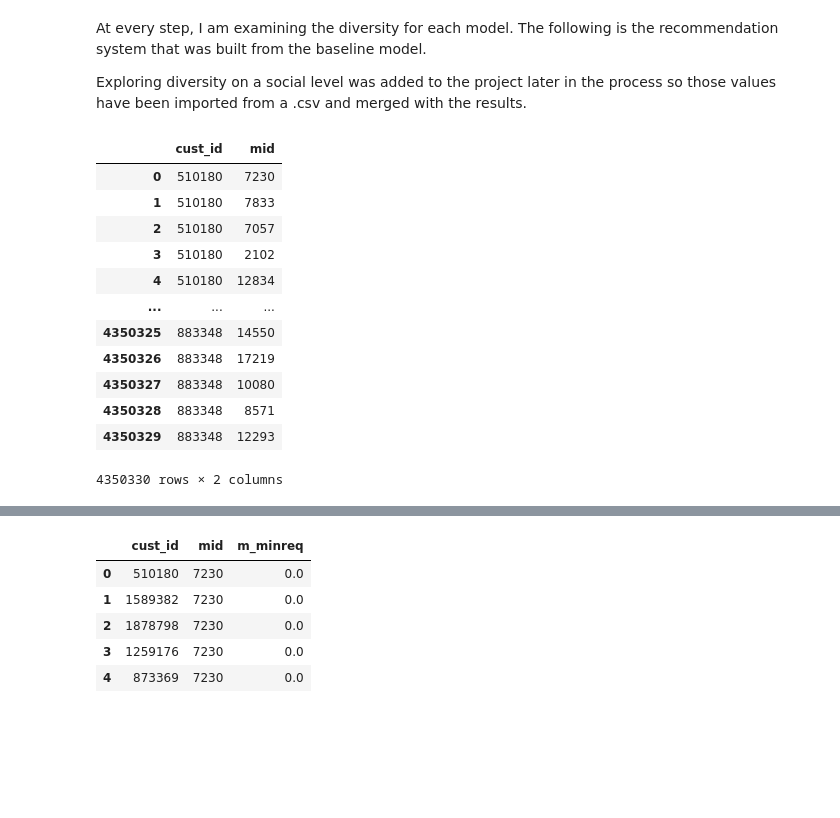
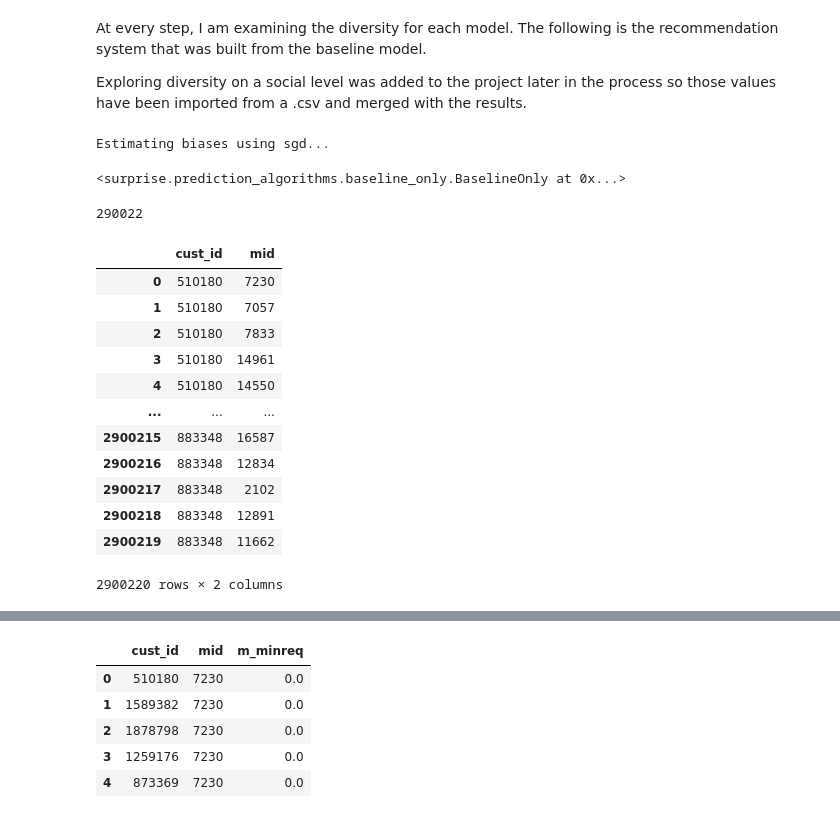
Before and after one commit to leo-schell/IntentionalDiversity_RecSystems, a Jupyter notebook: 1M_PVR.ipynb, the cells around one changed output, grey strips where cells are left out. Saved outputs shown, nothing was run; the diff lists cells and outputs as text; code cells hidden in the pictures; blank space fills up the shorter version.

```diff
--- a/1M_PVR.ipynb
+++ b/1M_PVR.ipynb
@@ -118,6 +35,7 @@ Because this code usually takes a long time to run, I have exported the splits a
 train = pd.read_csv('data/train_1M.csv')
 test = pd.read_csv('data/test_1M.csv')
 holdout = pd.read_csv('data/ho_1M.csv')
+data = pd.read_csv('data/1m_useratt_minreq.csv')
 # %%
 print('holdout shape: ', holdout.shape)
 print('test shape: ', test.shape)
@@ -132,6 +50,7 @@ reader = Reader(rating_scale=(1,5))
 train_data = Dataset.load_from_df(train[['cust_id','mid','rating']], reader)
 test_data = Dataset.load_from_df(test[['cust_id','mid','rating']], reader)
 ho_data = Dataset.load_from_df(holdout[['cust_id','mid','rating']], reader)
+all_data = Dataset.load_from_df(data[['cust_id','mid','rating']], reader)
 
 #correct surprise dataset format
 train_sr = train_data.build_full_trainset()
@@ -141,6 +60,8 @@ test_sr = test_sr1.build_testset()
 
 ho_sr1 = ho_data.build_full_trainset()
 ho_sr = ho_sr1.build_testset()
+
+all_sr = all_data.build_full_trainset()
 # %% [markdown]
 # Bias Baseline
 
@@ -224,18 +113,61 @@ def pvr(model, cust_id):
+# %%
+#retrain Baseline on all data
+bsl_options = {'method': 'sgd'}
+bias_baseline = BaselineOnly(bsl_options)
+bias_baseline.fit(all_sr)
+# %% [output]
+Estimating biases using sgd...
+<surprise.prediction_algorithms.baseline_only.BaselineOnly at 0x...>
+# %%
+#list of all users
+all_users = data['cust_id'].unique()
+len(all_users)
+# %% [output]
+290022
+# %%
+def get_recs(model, user_list):
+    all_recommendations = []
+
+    def rec_content(cust_id):
+        # Get a list of all the movies the user has not rated
+        all_content = data['mid'].unique()
+        user_content = data[data['cust_id'] == cust_id]['mid'].unique()
+        new_content = list(set(all_content) - set(user_content))
+
+        # Predict the ratings for the new movies
+        predictions = [model.predict(cust_id, mid) for mid in new_content]
+
+        # Sort the predictions by estimated rating
+        predictions.sort(key=lambda x: x.est, reverse=True)
+
+        # Get the top 10 recommendations
+        top_recommendations = [prediction.iid for prediction in predictions[:10]]
+
+        return [(cust_id, movie_id) for movie_id in top_recommendations]
+
+    #for all users apply recs
+    for cust_id in user_list:
+        user_recs = rec_content(cust_id)
+        all_recommendations.extend(user_recs)
+
+    #new df of recs for analysis
+    recommendations_df = pd.DataFrame(all_recommendations, columns=["cust_id", "mid"])
+    return recommendations_df
 # %%
-top15_allusers = get_recs_bsl(all_users)
-top15_allusers
+top10_allusers = get_recs(bias_baseline, all_users)
+top10_allusers
 # %% [output]
 |  | cust_id | mid |
 | 0 | 510180 | 7230 |
-| 1 | 510180 | 7833 |
-| 2 | 510180 | 7057 |
-| 3 | 510180 | 2102 |
-| 4 | 510180 | 12834 |
+| 1 | 510180 | 7057 |
+| 2 | 510180 | 7833 |
+| 3 | 510180 | 14961 |
+| 4 | 510180 | 14550 |
 | ... | ... | ... |
-| 4350325 | 883348 | 14550 |
-| 4350326 | 883348 | 17219 |
-| 4350327 | 883348 | 10080 |
-| 4350328 | 883348 | 8571 |
-| 4350329 | 883348 | 12293 |
+| 2900215 | 883348 | 16587 |
+| 2900216 | 883348 | 12834 |
+| 2900217 | 883348 | 2102 |
+| 2900218 | 883348 | 12891 |
+| 2900219 | 883348 | 11662 |
-4350330 rows × 2 columns
+2900220 rows × 2 columns
 # %%
```
Also changed, not shown: parts of 19 cells of this notebook, 6 other files.
